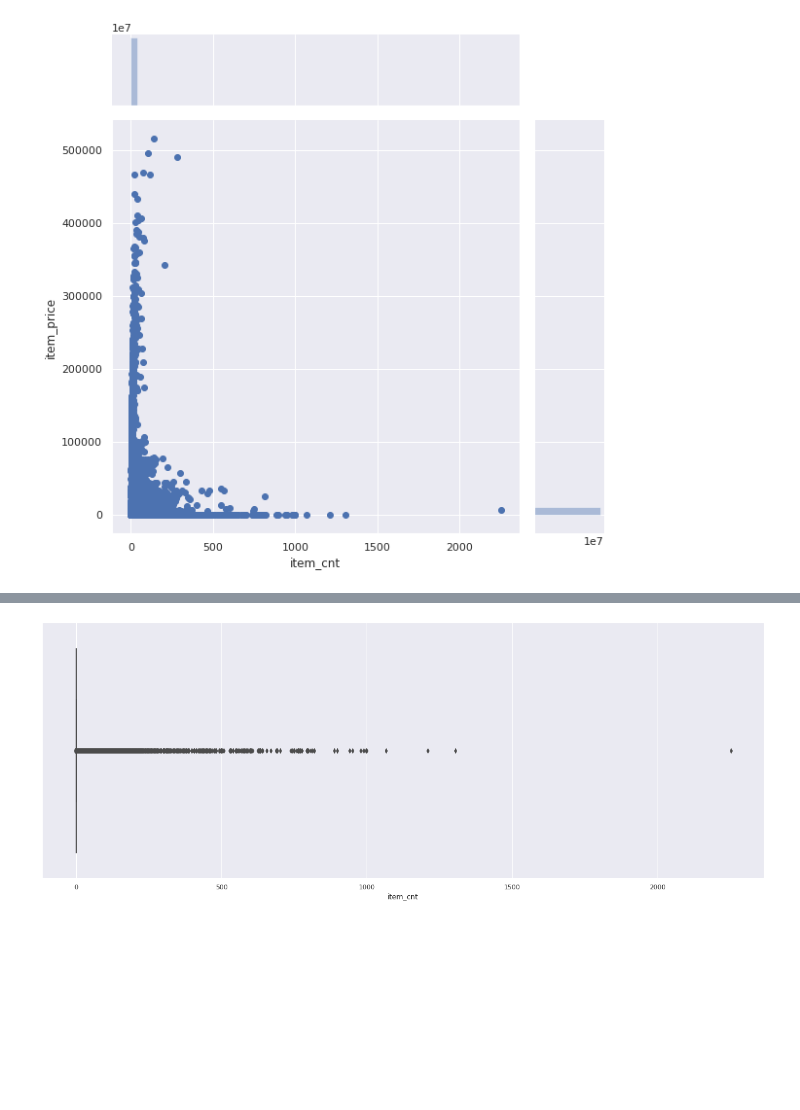
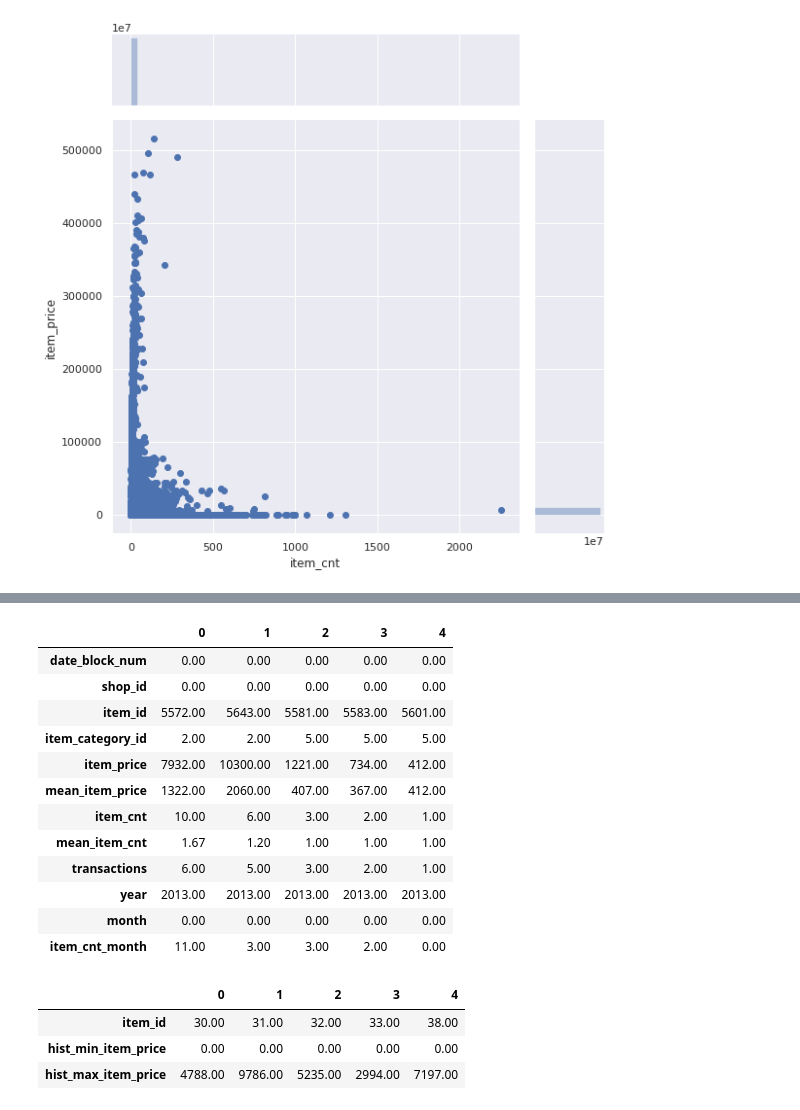
Before and after one commit to ronee12/Computer-Vision-Deep-learning-Work-Shop, a Jupyter notebook: Future_sales.ipynb, the cells around one changed output, grey strips where cells are left out. Cells and saved outputs as stored; diff of their text form; code cells hidden in the pictures; blank space fills up the shorter version.

```diff
--- a/Future_sales.ipynb
+++ b/Future_sales.ipynb
@@ -227,6 +228,20 @@ plt.show()
-# %%
-plt.subplots(figsize=(22, 8))
-sns.boxplot(train_monthly['item_cnt'])
-plt.show()
-# %% [output]
-[figure, removed]
+# %%
+train_monthly = train_monthly.query('item_cnt >= 0 and item_cnt <= 20 and item_price < 400000')
+# %%
+train_monthly['item_cnt_month'] = train_monthly.sort_values('date_block_num').groupby(['shop_id','item_id'])['item_cnt'].shift(-1)
+# %%
+train_monthly.head().T
+# %% [output]
+|  | 0 | 1 | 2 | 3 | 4 |
+| date_block_num | 0.00 | 0.00 | 0.00 | 0.00 | 0.00 |
+| shop_id | 0.00 | 0.00 | 0.00 | 0.00 | 0.00 |
+| item_id | 5572.00 | 5643.00 | 5581.00 | 5583.00 | 5601.00 |
+| item_category_id | 2.00 | 2.00 | 5.00 | 5.00 | 5.00 |
+| item_price | 7932.00 | 10300.00 | 1221.00 | 734.00 | 412.00 |
+| mean_item_price | 1322.00 | 2060.00 | 407.00 | 367.00 | 412.00 |
+| item_cnt | 10.00 | 6.00 | 3.00 | 2.00 | 1.00 |
+| mean_item_cnt | 1.67 | 1.20 | 1.00 | 1.00 | 1.00 |
+| transactions | 6.00 | 5.00 | 3.00 | 2.00 | 1.00 |
+| year | 2013.00 | 2013.00 | 2013.00 | 2013.00 | 2013.00 |
+| month | 0.00 | 0.00 | 0.00 | 0.00 | 0.00 |
+| item_cnt_month | 11.00 | 3.00 | 3.00 | 2.00 | 0.00 |
@@ -232,0 +251,9 @@ plt.show()
+# %%
+gp_item_price = train_monthly.sort_values('date_block_num').groupby(['item_id'], as_index=False).agg({'item_price':[np.min, np.max]})
+gp_item_price.columns = ['item_id','hist_min_item_price','hist_max_item_price']
+gp_item_price.head().T
+# %% [output]
+|  | 0 | 1 | 2 | 3 | 4 |
+| item_id | 30.00 | 31.00 | 32.00 | 33.00 | 38.00 |
+| hist_min_item_price | 0.00 | 0.00 | 0.00 | 0.00 | 0.00 |
+| hist_max_item_price | 4788.00 | 9786.00 | 5235.00 | 2994.00 | 7197.00 |
```
Also changed, not shown: parts of 17 cells of this notebook.
